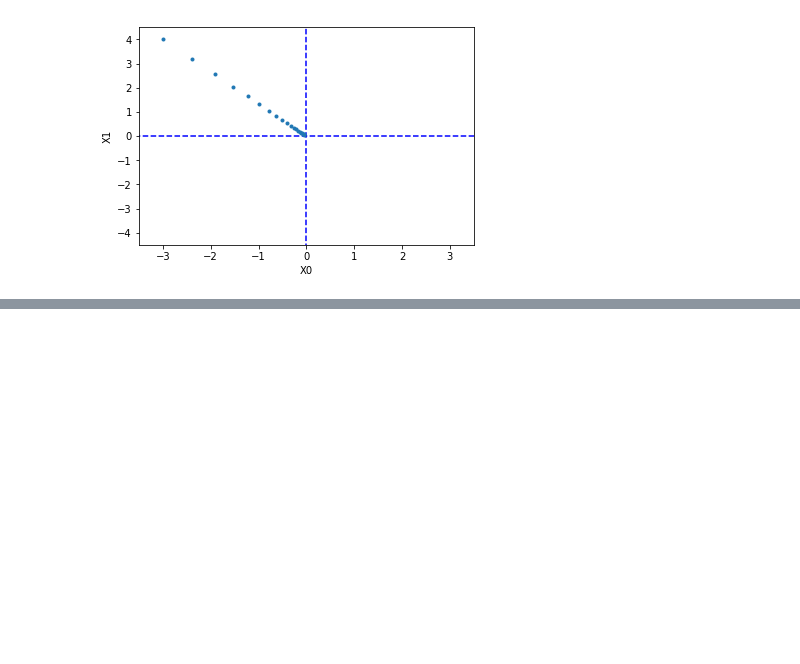
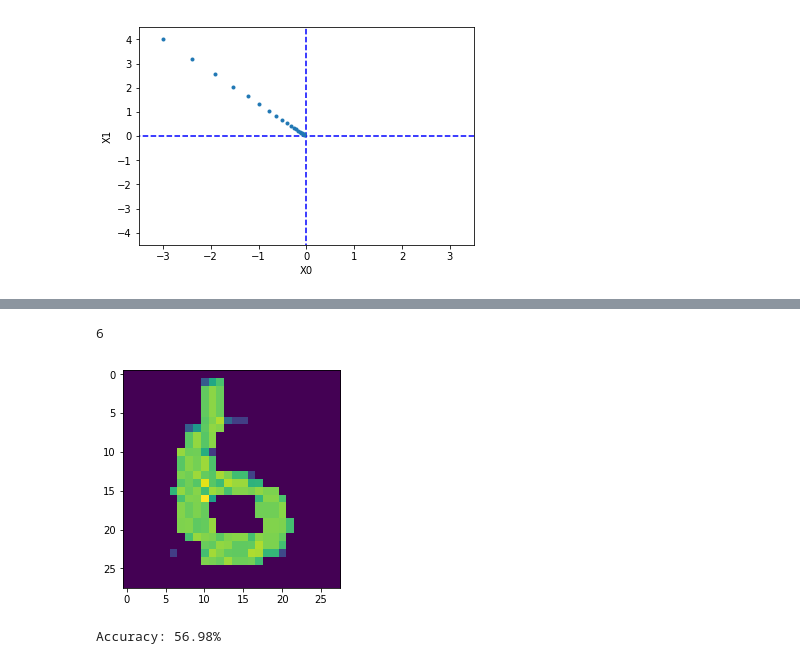
Before and after one commit to codefan/python-study, a Jupyter notebook: deepLearning/trainNeuralNet.ipynb, the cells around one changed output, grey strips where cells are left out. Cells and saved outputs as stored; diff of their text form; code cells hidden in the pictures; blank space fills up the shorter version.

```diff
--- a/deepLearning/trainNeuralNet.ipynb
+++ b/deepLearning/trainNeuralNet.ipynb
@@ -303,0 +383,46 @@ Accuracy: 97.81%
+# %%
+def makeSigma(s, n=0):
+    if(n==0):
+        n = len(s)
+    sigma = np.zeros((n,n))
+    for i in range(n):
+        sigma[i,i] = s[i]
+    return sigma
+# %%
+dataCount = trainingMat.shape[0]
+trainingMat2 = np.zeros((m,784))
+numSV = 8
+for i in range(dataCount):
+    img = trainingMat[i]
+    myMat = img.reshape(28, 28)
+    U,Sigma,VT = la.svd(myMat)
+    SigRecon = makeSigma(Sigma,numSV)
+    reconMat = np.dot(np.dot(U[:,:numSV],SigRecon),VT[:numSV,:])
+    #reconMat[reconMat>0.8] = 1
+    reconMat[reconMat<0.2] = 0
+    trainingMat2[i,:] = reconMat.reshape(1,784)
+# %%
+img = trainingMat2[100]
+print(hwLabels[100])
+img = img.reshape(28, 28)
+plt.imshow(img)
+plt.show()
+# %% [output]
+6
+[figure, added]
+# %%
+batch_size = 10 # 批数量
+accuracy_cnt = 0
+
+for i in range(0, len(trainingMat2), batch_size):
+    x_batch = trainingMat2[i:i+batch_size]
+    y_batch = network.predict(x_batch)
+    p = np.argmax(y_batch, axis=1)
+    t = hwLabels[i:i+batch_size]
+    #t = t.argmax(axis=1)
+    accuracy_cnt += np.sum(p == t)
+    #print(accuracy_cnt,p,t)
+
+print("Accuracy: %.2f%%" %(float(accuracy_cnt) / len(trainingMat2) * 100))
+# %% [output]
+Accuracy: 56.98%
```
Also changed, not shown: parts of 14 cells of this notebook.
